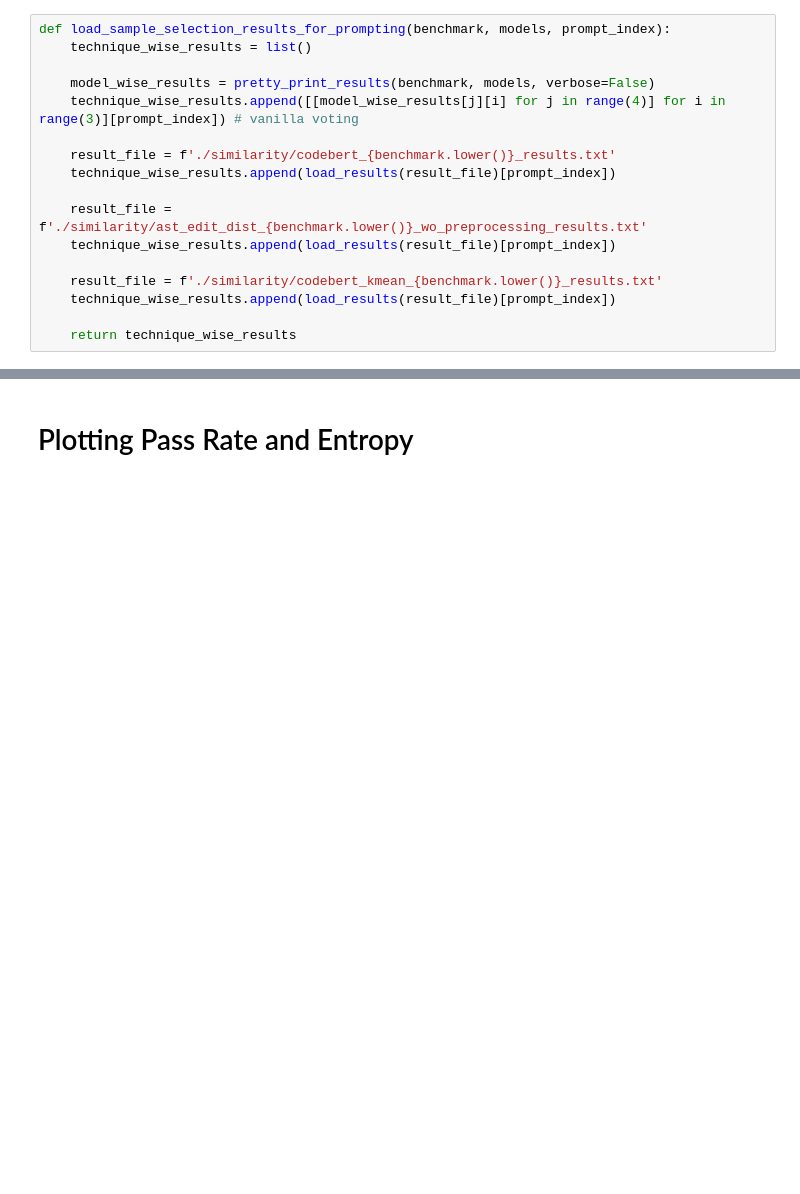
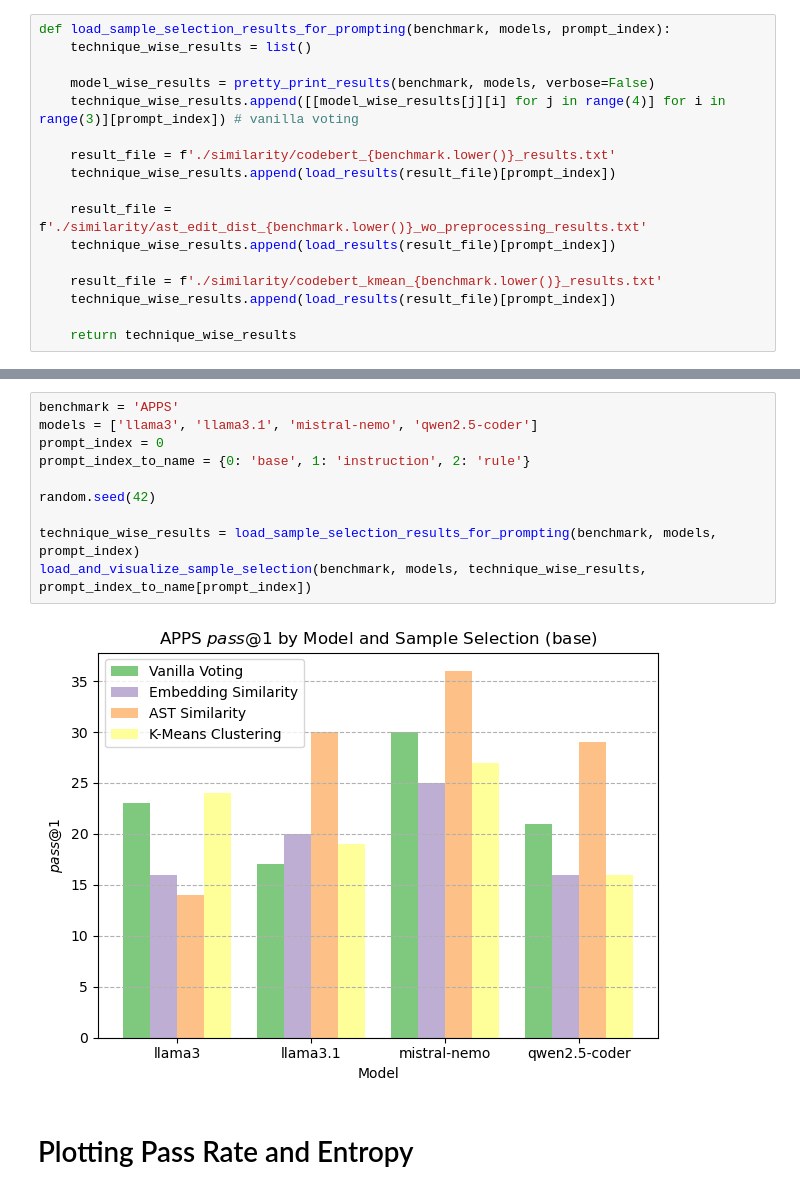
Before and after one commit to HyunjoonCho/mvce, a Jupyter notebook: visualize.ipynb, the cells around one changed output, grey strips where cells are left out. Cells and saved outputs as stored; diff of their text form; blank space fills up the shorter version.

Commit message:
ast apps visual

```diff
--- a/visualize.ipynb
+++ b/visualize.ipynb
@@ -349,3 +349,15 @@ load_and_visualize_sample_selection(benchmark, models, technique_wise_results, p
+# %%
+benchmark = 'APPS'
+models = ['llama3', 'llama3.1', 'mistral-nemo', 'qwen2.5-coder']
+prompt_index = 0
+prompt_index_to_name = {0: 'base', 1: 'instruction', 2: 'rule'}
+
+random.seed(42)
+
+technique_wise_results = load_sample_selection_results_for_prompting(benchmark, models, prompt_index)
+load_and_visualize_sample_selection(benchmark, models, technique_wise_results, prompt_index_to_name[prompt_index])
+# %% [output]
+[figure, added]
 # %% [markdown]
 # Plotting Pass Rate and Entropy
 # %%
```
Also changed, not shown: parts of 1 cell of this notebook, 4 other files.
